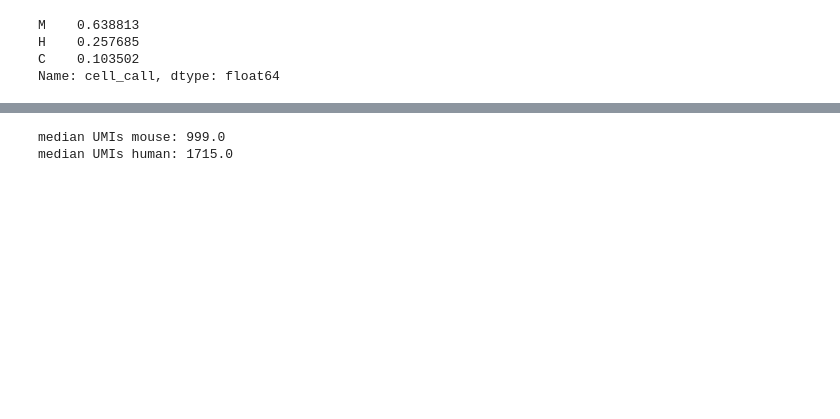
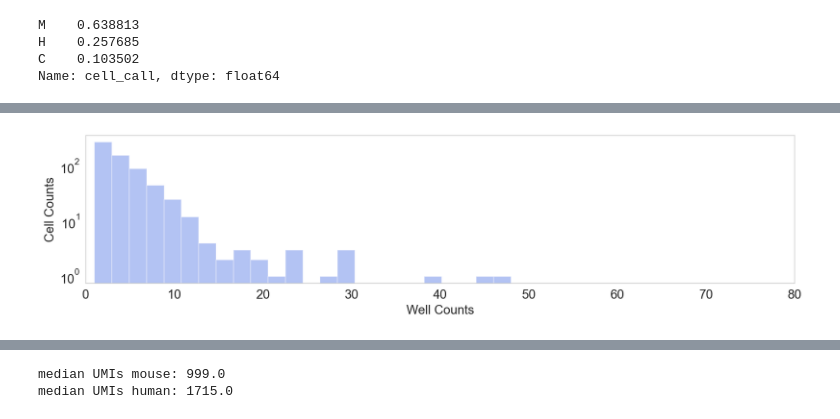
Before and after one commit to yelabucsf/spatial, a Jupyter notebook: notebooks/figures/XYZeq_fig2.ipynb, the cells around one changed output, grey strips where cells are left out. Saved outputs shown, nothing was run; the diff lists cells and outputs as text; code cells hidden in the pictures; blank space fills up the shorter version.

```diff
--- a/notebooks/figures/XYZeq_fig2.ipynb
+++ b/notebooks/figures/XYZeq_fig2.ipynb
@@ -245,0 +241,20 @@ Name: cell_call, dtype: float64
+# %%
+well_counts_H = adata[adata.obs.cell_call == 'H'].obs.groupby('barcode').size()
+
+
+g = sns.distplot(well_counts_H,
+             kde=False,
+             bins=24,
+             color='royalblue'
+            )
+
+
+g.set_yscale('log')
+g.set_xlim(0,80)
+
+g.set_ylabel('Cell Counts')
+g.set_xlabel('Well Counts')
+
+plt.grid(False)
+# %% [output]
+[figure, added]
```
Also changed, not shown: parts of 17 cells of this notebook.
